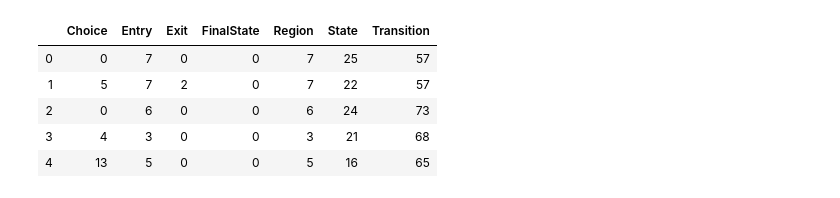
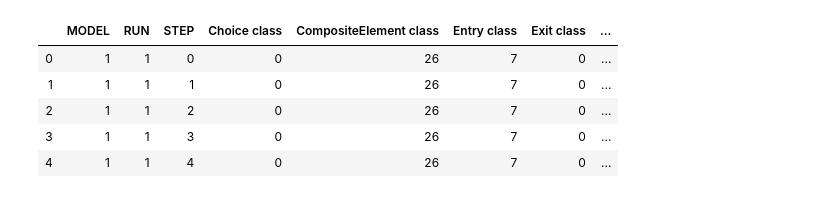
Before and after one commit to LilianaBohus/Structural-Analysis-of-Partial-Models-using-Graph-Metrics, a Jupyter notebook: partial-models-statistics.ipynb, the cells around one changed output. Drawn from its saved outputs; the diff is of its cells as text; code cells hidden in the pictures.

```diff
--- a/partial-models-statistics.ipynb
+++ b/partial-models-statistics.ipynb
@@ -3,10 +15,10 @@ import pandas as pd
 # %%
-graphdata = pd.read_csv(r"C:\Users\36706\Workspaces\viatra-eclipse-workspace\Structural-Analysis-of-Partial-Models-using-Graph-Metrics\typeStatistics.csv")
-graphdata.head()
+smallstats = pd.read_csv(r"C:\Users\36706\Workspaces\viatra-workspace\Structural-Analysis-of-Partial-Models-using-Graph-Metrics\typeStatistics.csv")
+smallstats.head()
 # %% [output]
-|  | Choice | Entry | Exit | FinalState | Region | State | Transition |
-| 0 | 0 | 7 | 0 | 0 | 7 | 25 | 57 |
-| 1 | 5 | 7 | 2 | 0 | 7 | 22 | 57 |
-| 2 | 0 | 6 | 0 | 0 | 6 | 24 | 73 |
-| 3 | 4 | 3 | 0 | 0 | 3 | 21 | 68 |
-| 4 | 13 | 5 | 0 | 0 | 5 | 16 | 65 |
+|  | MODEL | RUN | STEP | Choice class | CompositeElement class | Entry class | Exit class | ... |
+| 0 | 1 | 1 | 0 | 0 | 26 | 7 | 0 | ... |
+| 1 | 1 | 1 | 1 | 0 | 26 | 7 | 0 | ... |
+| 2 | 1 | 1 | 2 | 0 | 26 | 7 | 0 | ... |
+| 3 | 1 | 1 | 3 | 0 | 26 | 7 | 0 | ... |
+| 4 | 1 | 1 | 4 | 0 | 26 | 7 | 0 | ... |
```
Also changed, not shown: parts of 23 cells of this notebook, 3 other files.
